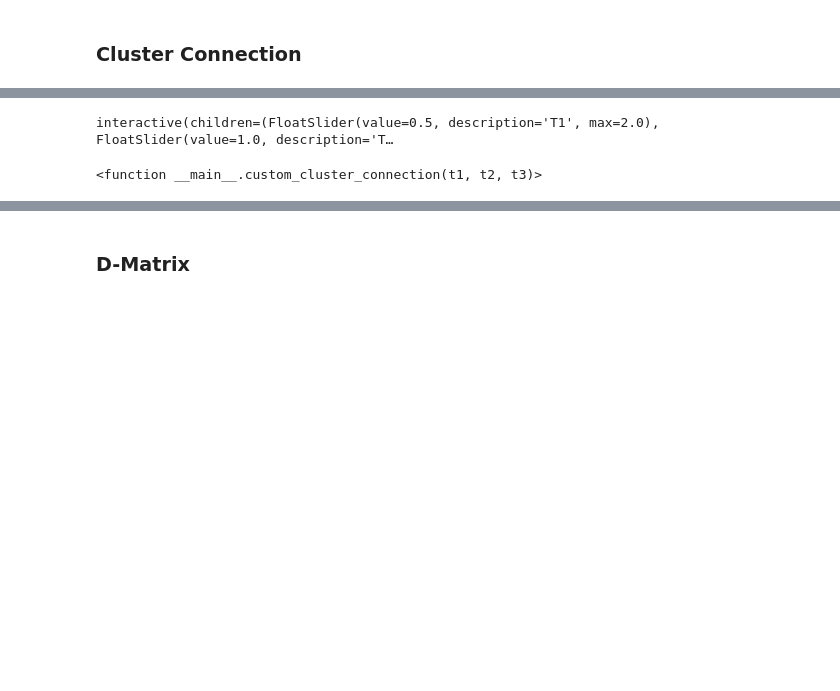
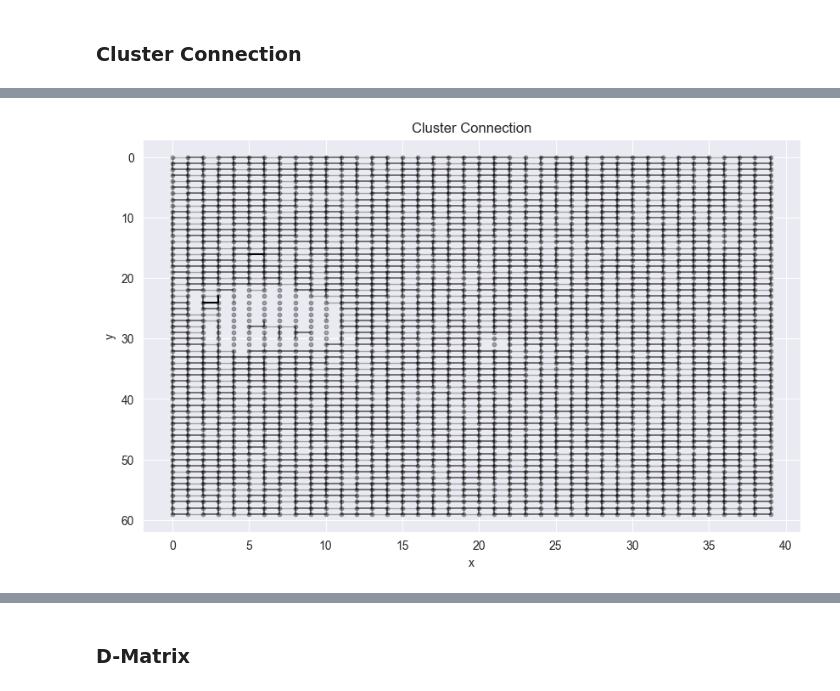
Before and after one commit to landgrafb98/SOM_22_Coding_Topic_G_Demo_DataCombo-3, a Jupyter notebook: Room_Occupancy_60_40.ipynb, the cells around one changed output, grey strips where cells are left out. Cells and saved outputs as stored; diff of their text form; code cells hidden in the pictures; blank space fills up the shorter version.

```diff
--- a/Room_Occupancy_60_40.ipynb
+++ b/Room_Occupancy_60_40.ipynb
@@ -442,39 +478,6 @@ def custom_cluster_connection(t1, t2, t3):
     plt.ylabel("y")
     plt.show()
 # %%
-from ipywidgets import FloatSlider
-
-t1_slider = FloatSlider(min=0.0, max=2.0, step=0.1, value=0.5, description="T1")
-t2_slider = FloatSlider(min=0.0, max=2.0, step=0.1, value=1.0, description="T2")
-t3_slider = FloatSlider(min=0.0, max=2.0, step=0.1, value=1.5, description="T3")
-
-def update_t1(change):
-    if t2_slider.value < t1_slider.value:
-        t1_slider.value = t2_slider.value
-
-def update_t2(change):
-    #t2_slider.min = t1_slider.value
-    if t2_slider.value < t1_slider.value:
-        t2_slider.value = t1_slider.value
-    if t3_slider.value < t2_slider.value:
-        t2_slider.value = t3_slider.value
-
-def update_t3(change):
-    #t3_slider.min = t2_slider.value
-    if t3_slider.value < t2_slider.value:
-        t3_slider.value = t2_slider.value
-
-t1_slider.observe(update_t2, names='value')
-t2_slider.observe(update_t3, names='value')
-t2_slider.observe(update_t1, names='value')
-t3_slider.observe(update_t2, names='value')
-
-interact(
-    custom_cluster_connection,
-    t1=t1_slider,
-    t2=t2_slider,
-    t3=t3_slider
-)
+custom_cluster_connection(0.6, 1.5, 2)
 # %% [output]
-interactive(children=(FloatSlider(value=0.5, description='T1', max=2.0), FloatSlider(value=1.0, description='T…
-<function __main__.custom_cluster_connection(t1, t2, t3)>
+[figure, added]
```
Also changed, not shown: parts of 32 cells of this notebook.
